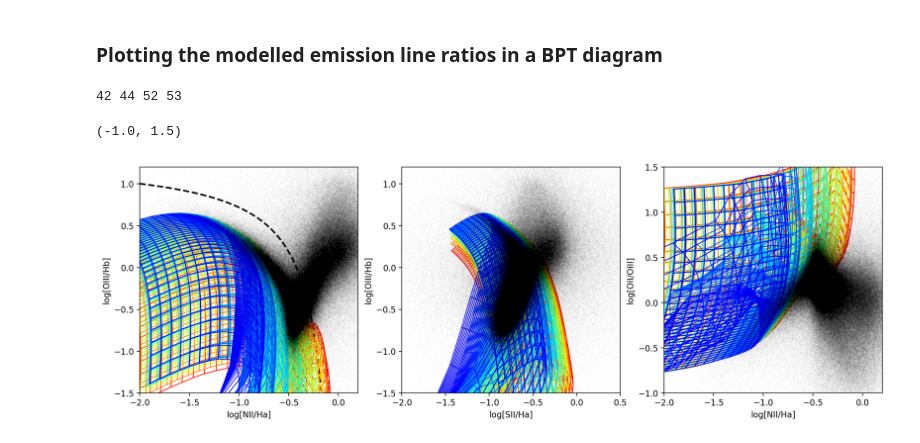
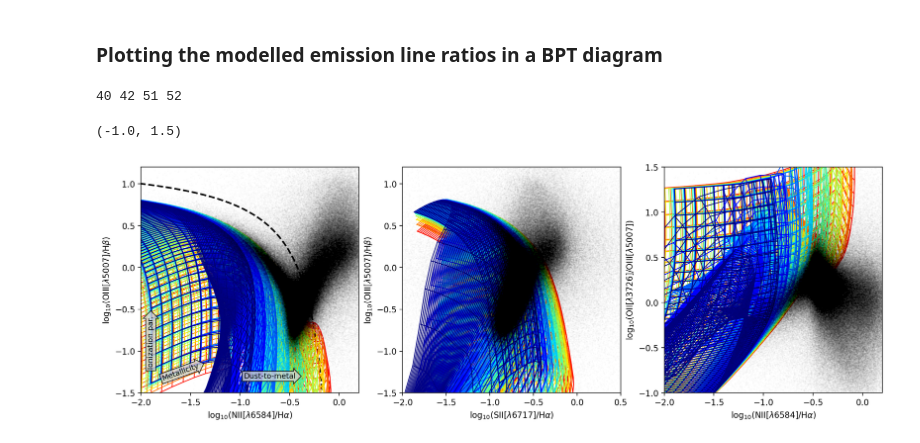
Before and after one commit to dirkscholte/CloudyGalaxy, a Jupyter notebook: examples/example_plotting_line_ratios_high_res.ipynb, the cells around one changed output. Cells and saved outputs as stored; diff of their text form; code cells hidden in the pictures.

Commit message:
Update to use model with larger range in log(U)

```diff
--- a/examples/example_plotting_line_ratios_high_res.ipynb
+++ b/examples/example_plotting_line_ratios_high_res.ipynb
@@ -10,9 +10,9 @@ import pandas as pd
 # %% [markdown]
 ### Loading in the line labels, luminosity and parameter value files
 # %%
-all_labels = np.load('../models/test_model_high_res/test_model_high_res_age_2Myr_emission_line_labels.npy')
+all_labels = np.load('../models/test_model_high_res/full_model_high_res_age_2Myr_unattenuated_emission_line_labels.npy')
 all_labels_dict = dict(zip(all_labels, range(len(all_labels))))
-all_line_luminosities = np.load('../models/test_model_high_res/test_model_high_res_age_2Myr_emission_line_luminosity_file.npy')
-parameter_values = np.load('../models/test_model_high_res/test_model_high_res_age_2Myr_parameters_file.npy')
+all_line_luminosities = np.load('../models/test_model_high_res/full_model_high_res_age_2Myr_unattenuated_emission_line_luminosity_file.npy')
+parameter_values = np.load('../models/test_model_high_res/full_model_high_res_age_2Myr_unattenuated_parameters_file.npy')
 all_line_luminosities.shape
 # %% [output]
@@ -49,47 +49,73 @@ sdss = pd.concat([sdss_specobjall_dr7[["SPECOBJID","MJD","Z"]], sdss_gal_line_dr
 # %%
 labels = ['O__2_372603A', 'H__1_486133A', 'O__3_500684A', 'H__1_656281A', 'N__2_658345A', 'S__2_671644A']
 OII, Hb, OIII, Ha, NII, SII = [all_labels_dict.get(key) for key in labels]
 print(Hb, OIII, Ha, NII)
 colors = matplotlib.cm.get_cmap('jet')
 
 fig, (ax1, ax2, ax3) = plt.subplots(1,3,dpi=200, figsize = (16,5))
 line=np.linspace(-2.5,0.0)
 ax1.plot(line, 0.61/(line-0.05) + 1.3, c='k', linestyle='--', linewidth=2)
 
 ax1.scatter(np.log10(sdss['NII_6584_FLUX']/sdss['H_ALPHA_FLUX']), np.log10(sdss['OIII_5007_FLUX']/sdss['H_BETA_FLUX']), s=0.5, c='k', alpha =0.01, zorder=3)
 ax2.scatter(np.log10(sdss['SII_6717_FLUX']/sdss['H_ALPHA_FLUX']), np.log10(sdss['OIII_5007_FLUX']/sdss['H_BETA_FLUX']), s=0.5, c='k', alpha =0.01, zorder=3)
 ax3.scatter(np.log10(sdss['NII_6584_FLUX']/sdss['H_ALPHA_FLUX']), np.log10(sdss['OII_3726_FLUX']/sdss['OIII_5007_FLUX']), s=0.5, c='k', alpha =0.01, zorder=3)
 
-for i in np.arange(0,9)[9:0:-1]:
-    ax1.plot(np.log10(all_line_luminosities[:,:,i,0,NII]/all_line_luminosities[:,:,i,0,Ha]),
-             np.log10(all_line_luminosities[:,:,i,0,OIII]/all_line_luminosities[:,:,i,0,Hb]), c=colors(i/9), linewidth=1)
-    ax1.plot(np.log10(all_line_luminosities[:,:,i,0,NII]/all_line_luminosities[:,:,i,0,Ha]).T,
-             np.log10(all_line_luminosities[:,:,i,0,OIII]/all_line_luminosities[:,:,i,0,Hb]).T, c=colors(i/9), linewidth=1)
-    ax2.plot(np.log10(all_line_luminosities[:,:,i,0,SII]/all_line_luminosities[:,:,i,0,Ha]),
-             np.log10(all_line_luminosities[:,:,i,0,OIII]/all_line_luminosities[:,:,i,0,Hb]), c=colors(i/9), linewidth=1)
-    ax2.plot(np.log10(all_line_luminosities[:,:,i,0,SII]/all_line_luminosities[:,:,i,0,Ha]).T,
-             np.log10(all_line_luminosities[:,:,i,0,OIII]/all_line_luminosities[:,:,i,0,Hb]).T, c=colors(i/9), linewidth=1)
-    ax3.plot(np.log10(all_line_luminosities[:,:,i,0,NII]/all_line_luminosities[:,:,i,0,Ha]),
-             np.log10(all_line_luminosities[:,:,i,0,OII]/all_line_luminosities[:,:,i,0,OIII]), c=colors(i/9), linewidth=1)
-    ax3.plot(np.log10(all_line_luminosities[:,:,i,0,NII]/all_line_luminosities[:,:,i,0,Ha]).T,
-             np.log10(all_line_luminosities[:,:,i,0,OII]/all_line_luminosities[:,:,i,0,OIII]).T, c=colors(i/9), linewidth=1)
+for i in np.arange(0,9)[::-1]:
+    ax1.plot(np.log10(all_line_luminosities[:,:,i,NII]/all_line_luminosities[:,:,i,Ha]),
+             np.log10(all_line_luminosities[:,:,i,OIII]/all_line_luminosities[:,:,i,Hb]), c=colors(i/9), linewidth=1)
+    ax1.plot(np.log10(all_line_luminosities[:,:,i,NII]/all_line_luminosities[:,:,i,Ha]).T,
+             np.log10(all_line_luminosities[:,:,i,OIII]/all_line_luminosities[:,:,i,Hb]).T, c=colors(i/9), linewidth=1)
+    ax2.plot(np.log10(all_line_luminosities[:,:,i,SII]/all_line_luminosities[:,:,i,Ha]),
+             np.log10(all_line_luminosities[:,:,i,OIII]/all_line_luminosities[:,:,i,Hb]), c=colors(i/9), linewidth=1)
+    ax2.plot(np.log10(all_line_luminosities[:,:,i,SII]/all_line_luminosities[:,:,i,Ha]).T,
+             np.log10(all_line_luminosities[:,:,i,OIII]/all_line_luminosities[:,:,i,Hb]).T, c=colors(i/9), linewidth=1)
+    ax3.plot(np.log10(all_line_luminosities[:,:,i,NII]/all_line_luminosities[:,:,i,Ha]),
+             np.log10(all_line_luminosities[:,:,i,OII]/all_line_luminosities[:,:,i,OIII]), c=colors(i/9), linewidth=1)
+    ax3.plot(np.log10(all_line_luminosities[:,:,i,NII]/all_line_luminosities[:,:,i,Ha]).T,
+             np.log10(all_line_luminosities[:,:,i,OII]/all_line_luminosities[:,:,i,OIII]).T, c=colors(i/9), linewidth=1)
 
+# Arrow Metallicity
+bbox_props = dict(boxstyle="rarrow", fc='lightgrey', ec="k", lw=1, alpha=0.8)
+t = ax1.text(-1.6, -1.25, "Metallicity", ha="center", va="center", rotation=20,
+            size=9,
+            bbox=bbox_props)
 
-ax1.set_xlabel('log[NII/Ha]')
-ax1.set_ylabel('log[OIII/Hb]')
+bb = t.get_bbox_patch()
+bb.set_boxstyle("rarrow", pad=0.2)
+
+# Arrow Ionization parameter
+bbox_props = dict(boxstyle="rarrow", fc='lightgrey', ec="k", lw=1, alpha=0.8)
+t = ax1.text(-1.9, -0.9, "Ionization par.", ha="center", va="center", rotation=90,
+            size=9,
+            bbox=bbox_props)
+
+bb = t.get_bbox_patch()
+bb.set_boxstyle("rarrow", pad=0.2)
+
+# Arrow Dust-to-metal
+bbox_props = dict(boxstyle="rarrow", fc='lightgrey', ec="k", lw=1, alpha=0.8)
+t = ax1.text(-0.7, -1.3, "Dust-to-metal", ha="center", va="center", rotation=0,
+            size=9,
+            bbox=bbox_props)
+
+bb = t.get_bbox_patch()
+bb.set_boxstyle("rarrow", pad=0.2)
+
+ax1.set_xlabel('log$_{10}$(NII[$\\lambda$6584]/H$\\alpha$)')
+ax1.set_ylabel('log$_{10}$(OIII[$\\lambda$5007]/H$\\beta$)')
 ax1.set_xlim(-2.0,0.2)
 ax1.set_ylim(-1.5,1.2)
 
-ax2.set_xlabel('log[SII/Ha]')
-ax2.set_ylabel('log[OIII/Hb]')
+ax2.set_xlabel('log$_{10}$(SII[$\\lambda$6717]/H$\\alpha$)')
+ax2.set_ylabel('log$_{10}$(OIII[$\\lambda$5007]/H$\\beta$)')
 ax2.set_xlim(-2.0,0.5)
 ax2.set_ylim(-1.5,1.2)
 
-ax3.set_xlabel('log[NII/Ha]')
-ax3.set_ylabel('log[OII/OIII]')
+ax3.set_xlabel('log$_{10}$(NII[$\\lambda$6584]/H$\\alpha$)')
+ax3.set_ylabel('log$_{10}$(OII[$\\lambda$3726]/OIII[$\\lambda$5007])')
 ax3.set_xlim(-2.0,0.2)
 ax3.set_ylim(-1.,1.5)
 # %% [output]
-42 44 52 53
+40 42 51 52
 (-1.0, 1.5)
-[figure, old version]
+[figure, new version]
```
Also changed, not shown: parts of 3 cells of this notebook.
